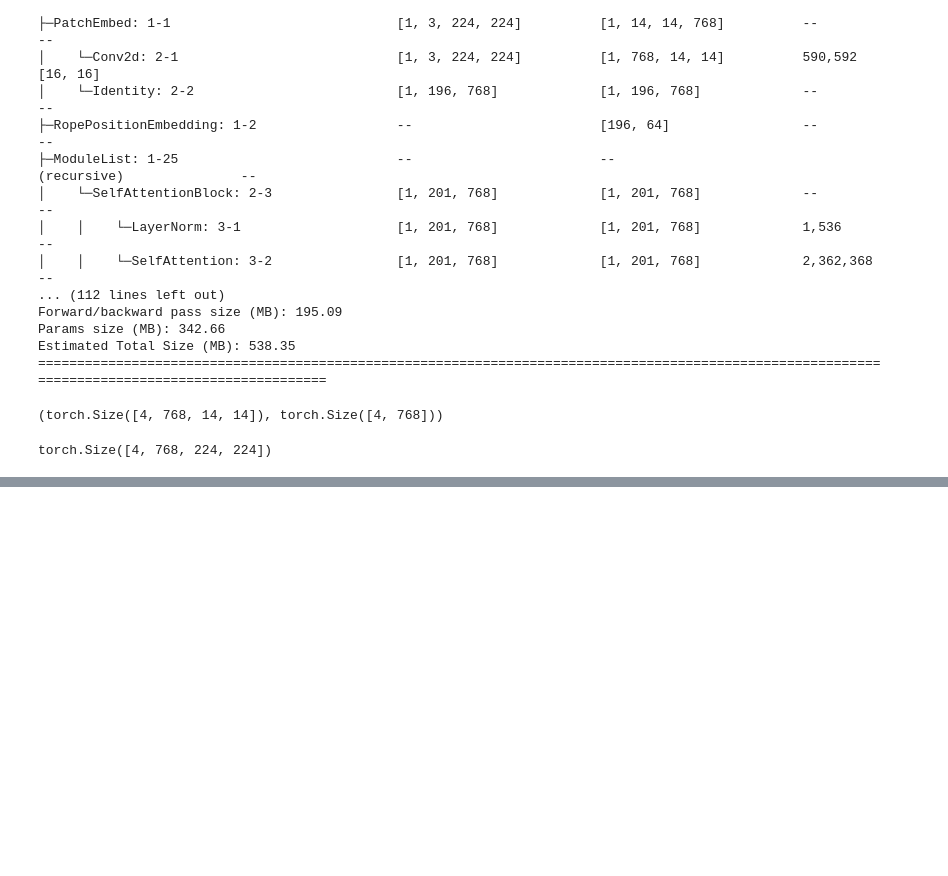
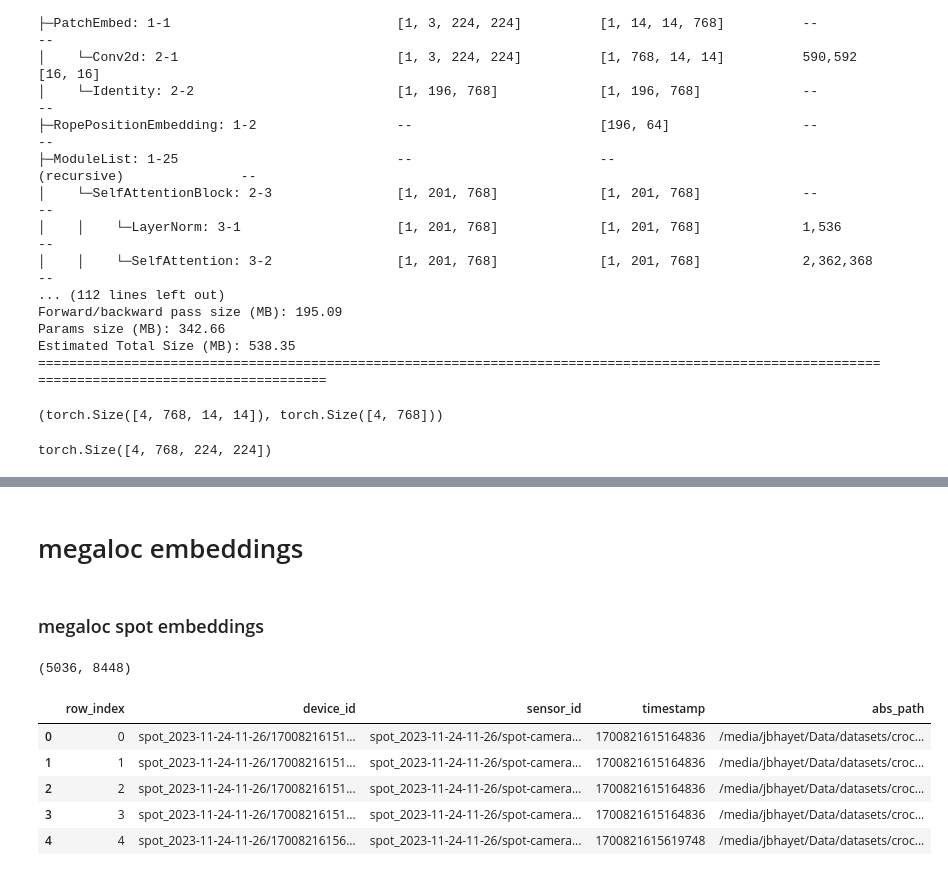
Before and after one commit to sergio-alberto-dlm/visual_localization, a Jupyter notebook: 1_feat_extract.ipynb, the cells around one changed output, grey strips where cells are left out. Drawn from its saved outputs; the diff is of its cells as text; code cells hidden in the pictures; blank space fills up the shorter version.

```diff
--- a/1_feat_extract.ipynb
+++ b/1_feat_extract.ipynb
@@ -331,0 +330,2 @@ plt.imshow(pca_features); plt.show()
+# %% [markdown]
+# megaloc embeddings
@@ -331,0 +340,18 @@ plt.imshow(pca_features); plt.show()
+# %% [markdown]
+### megaloc spot embeddings
+# %%
+embeds = np.load("data/embeddings/HYDRO/spot_2023-11-24-11-26/spot_2023-11-24-11-26.npy")
+manifest = pd.read_csv("data/embeddings/HYDRO/spot_2023-11-24-11-26/manifest.csv")
+traj_path = "/media/jbhayet/Data/datasets/crocodl-dataset/capture/HYDRO/sessions/spot_map/trajectories.txt"
+traj = parse_trajectories_txt(traj_path)
+
+print(embeds.shape)
+manifest.head()
+# %% [output]
+(5036, 8448)
+|  | row_index | device_id | sensor_id | timestamp | abs_path |
+| 0 | 0 | spot_2023-11-24-11-26/17008216151... | spot_2023-11-24-11-26/spot-camera... | 1700821615164836 | /media/jbhayet/Data/datasets/croc... |
+| 1 | 1 | spot_2023-11-24-11-26/17008216151... | spot_2023-11-24-11-26/spot-camera... | 1700821615164836 | /media/jbhayet/Data/datasets/croc... |
+| 2 | 2 | spot_2023-11-24-11-26/17008216151... | spot_2023-11-24-11-26/spot-camera... | 1700821615164836 | /media/jbhayet/Data/datasets/croc... |
+| 3 | 3 | spot_2023-11-24-11-26/17008216151... | spot_2023-11-24-11-26/spot-camera... | 1700821615164836 | /media/jbhayet/Data/datasets/croc... |
+| 4 | 4 | spot_2023-11-24-11-26/17008216156... | spot_2023-11-24-11-26/spot-camera... | 1700821615619748 | /media/jbhayet/Data/datasets/croc... |
```
Also changed, not shown: parts of 6 cells of this notebook, 3 other files.
